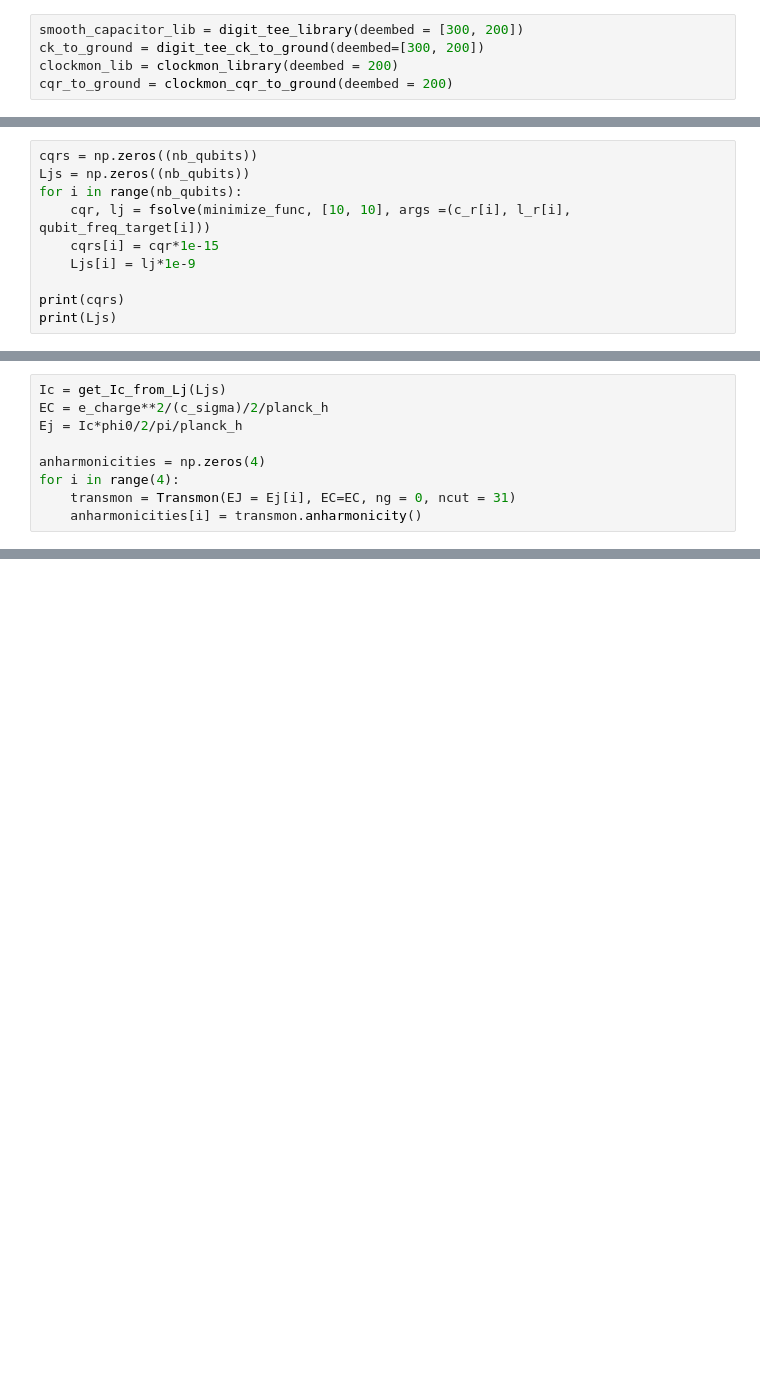
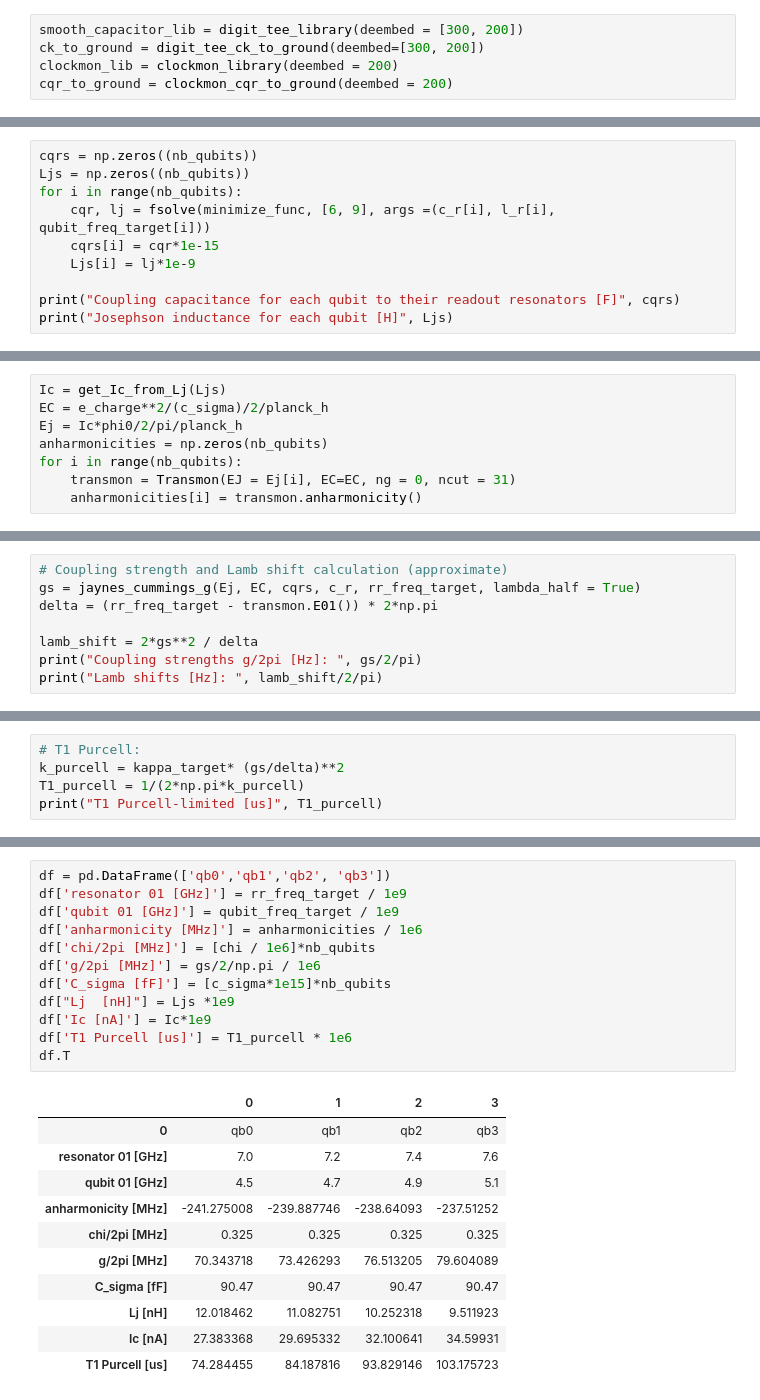
Before and after one commit to rmoretti9/QDAST, a Jupyter notebook: src/modeling/chips/single_doublepads/readout_optimization06.ipynb, the cells around one changed output, grey strips where cells are left out. Drawn from its saved outputs; the diff is of its cells as text; blank space fills up the shorter version.

```diff
--- a/src/modeling/chips/single_doublepads/readout_optimization06.ipynb
+++ b/src/modeling/chips/single_doublepads/readout_optimization06.ipynb
@@ -68,10 +69,10 @@ def minimize_func(x, c_r = None, l_r = None, target_qubit_frequency = None):
 cqrs = np.zeros((nb_qubits))
 Ljs = np.zeros((nb_qubits))
 for i in range(nb_qubits):
-    cqr, lj = fsolve(minimize_func, [10, 10], args =(c_r[i], l_r[i], qubit_freq_target[i]))
+    cqr, lj = fsolve(minimize_func, [6, 9], args =(c_r[i], l_r[i], qubit_freq_target[i]))
     cqrs[i] = cqr*1e-15
     Ljs[i] = lj*1e-9
 
-print(cqrs)
-print(Ljs)
+print("Coupling capacitance for each qubit to their readout resonators [F]", cqrs)
+print("Josephson inductance for each qubit [H]", Ljs)
 # %% [output]
@@ -81,9 +82,8 @@ print(Ljs)
 Ic = get_Ic_from_Lj(Ljs)
 EC = e_charge**2/(c_sigma)/2/planck_h
 Ej = Ic*phi0/2/pi/planck_h
-
-anharmonicities = np.zeros(4)
-for i in range(4):
+anharmonicities = np.zeros(nb_qubits)
+for i in range(nb_qubits):
     transmon = Transmon(EJ = Ej[i], EC=EC, ng = 0, ncut = 31)
     anharmonicities[i] = transmon.anharmonicity()
 # %%
@@ -490,0 +144,8 @@ df
+# %%
+# Coupling strength and Lamb shift calculation (approximate)
+gs = jaynes_cummings_g(Ej, EC, cqrs, c_r, rr_freq_target, lambda_half = True)
+delta = (rr_freq_target - transmon.E01()) * 2*np.pi
+
+lamb_shift = 2*gs**2 / delta
+print("Coupling strengths g/2pi [Hz]: ", gs/2/pi)
+print("Lamb shifts [Hz]: ", lamb_shift/2/pi)
@@ -490,0 +286,5 @@ df
+# %%
+# T1 Purcell:
+k_purcell = kappa_target* (gs/delta)**2
+T1_purcell = 1/(2*np.pi*k_purcell)
+print("T1 Purcell-limited [us]", T1_purcell)
@@ -490,0 +293,24 @@ df
+# %%
+df = pd.DataFrame(['qb0','qb1','qb2', 'qb3'])
+df['resonator 01 [GHz]'] = rr_freq_target / 1e9
+df['qubit 01 [GHz]'] = qubit_freq_target / 1e9
+df['anharmonicity [MHz]'] = anharmonicities / 1e6
+df['chi/2pi [MHz]'] = [chi / 1e6]*nb_qubits
+df['g/2pi [MHz]'] = gs/2/np.pi / 1e6
+df['C_sigma [fF]'] = [c_sigma*1e15]*nb_qubits
+df["Lj  [nH]"] = Ljs *1e9
+df['Ic [nA]'] = Ic*1e9
+df['T1 Purcell [us]'] = T1_purcell * 1e6
+df.T
+# %% [output]
+|  | 0 | 1 | 2 | 3 |
+| 0 | qb0 | qb1 | qb2 | qb3 |
+| resonator 01 [GHz] | 7.0 | 7.2 | 7.4 | 7.6 |
+| qubit 01 [GHz] | 4.5 | 4.7 | 4.9 | 5.1 |
+| anharmonicity [MHz] | -241.275008 | -239.887746 | -238.64093 | -237.51252 |
+| chi/2pi [MHz] | 0.325 | 0.325 | 0.325 | 0.325 |
+| g/2pi [MHz] | 70.343718 | 73.426293 | 76.513205 | 79.604089 |
+| C_sigma [fF] | 90.47 | 90.47 | 90.47 | 90.47 |
+| Lj [nH] | 12.018462 | 11.082751 | 10.252318 | 9.511923 |
+| Ic [nA] | 27.383368 | 29.695332 | 32.100641 | 34.59931 |
+| T1 Purcell [us] | 74.284455 | 84.187816 | 93.829146 | 103.175723 |
```
Also changed, not shown: parts of 53 cells of this notebook, 26 other files.
